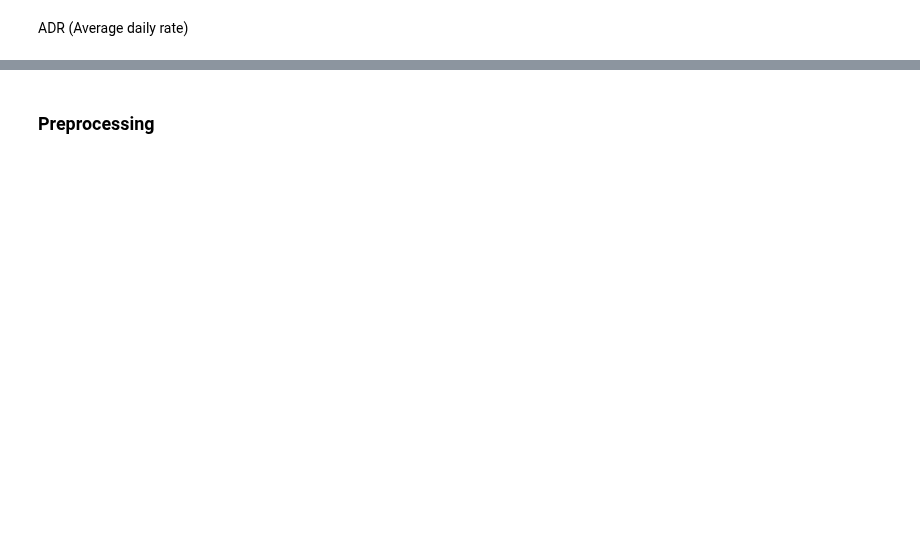
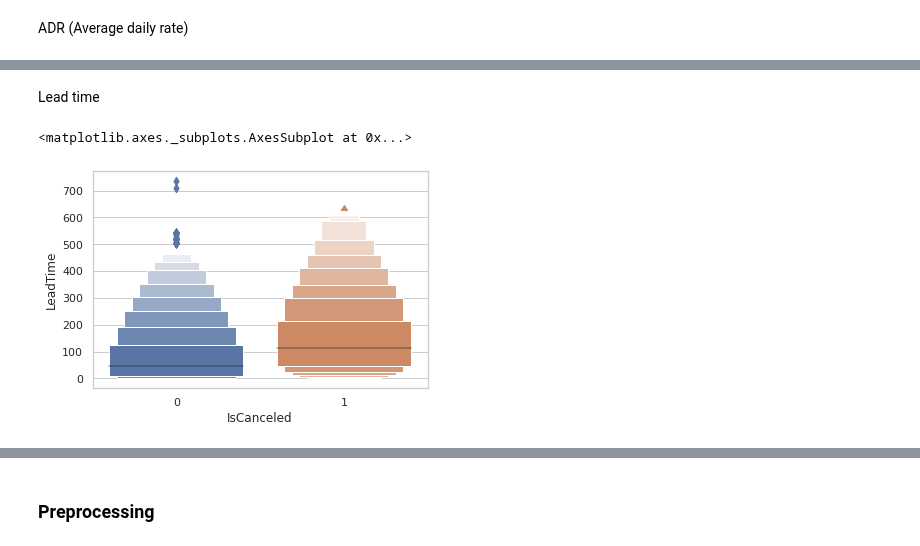
Before and after one commit to alejandromanas/GoogleColab_public, a Jupyter notebook: bookings/code/bookings.ipynb, the cells around one changed output, grey strips where cells are left out. Cells and saved outputs as stored; diff of their text form; code cells hidden in the pictures; blank space fills up the shorter version.

```diff
--- a/bookings/code/bookings.ipynb
+++ b/bookings/code/bookings.ipynb
@@ -198,0 +144,7 @@ sns.catplot(x="IsCanceled", y="ADR", kind="box", data=df)
+# %% [markdown]
+Lead time
+# %%
+sns.boxenplot(x="IsCanceled", y="LeadTime", scale="linear", data=df_analysis)
+# %% [output]
+<matplotlib.axes._subplots.AxesSubplot at 0x...>
+[figure, added]
```
Also changed, not shown: parts of 9 cells of this notebook.
